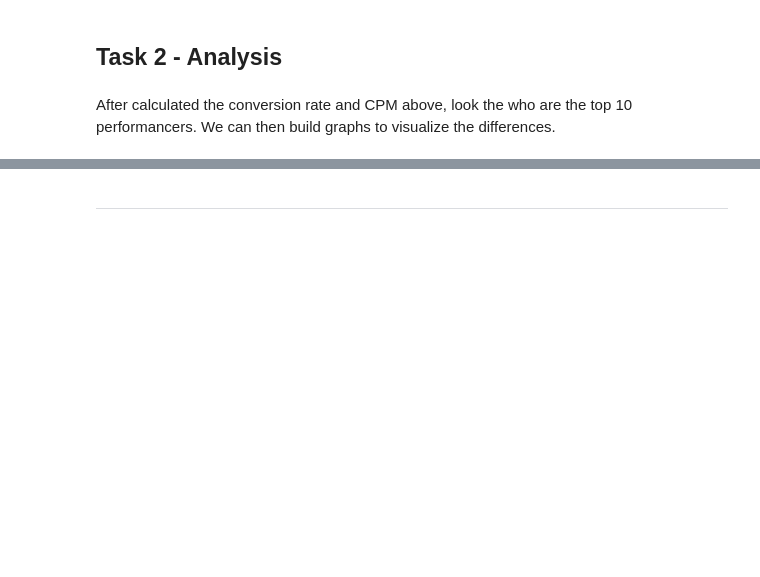
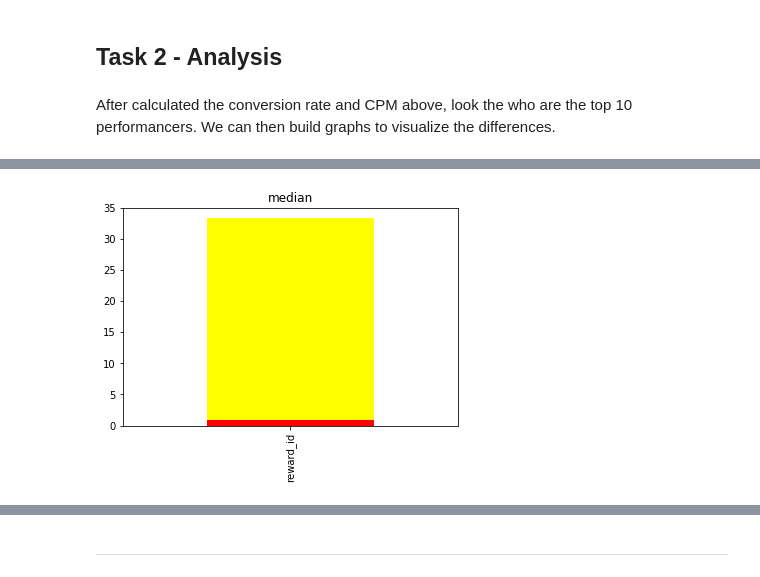
Before and after one commit to kammybdeng/data-science-journey, a Jupyter notebook: data-analysis/takehome challenges.ipynb, the cells around one changed output, grey strips where cells are left out. Drawn from its saved outputs; the diff is of its cells as text; code cells hidden in the pictures; blank space fills up the shorter version.

```diff
--- a/data-analysis/takehome challenges.ipynb
+++ b/data-analysis/takehome challenges.ipynb
@@ -121,0 +206,5 @@ After calculated the conversion rate and CPM above, look the who are the top 10
+# %%
+top_ten.median().plot(kind='bar', color = "yellow")
+others.median().plot(kind='bar', color = "red", title = 'median');
+# %% [output]
+[figure, added]
```
Also changed, not shown: parts of 52 cells of this notebook.
